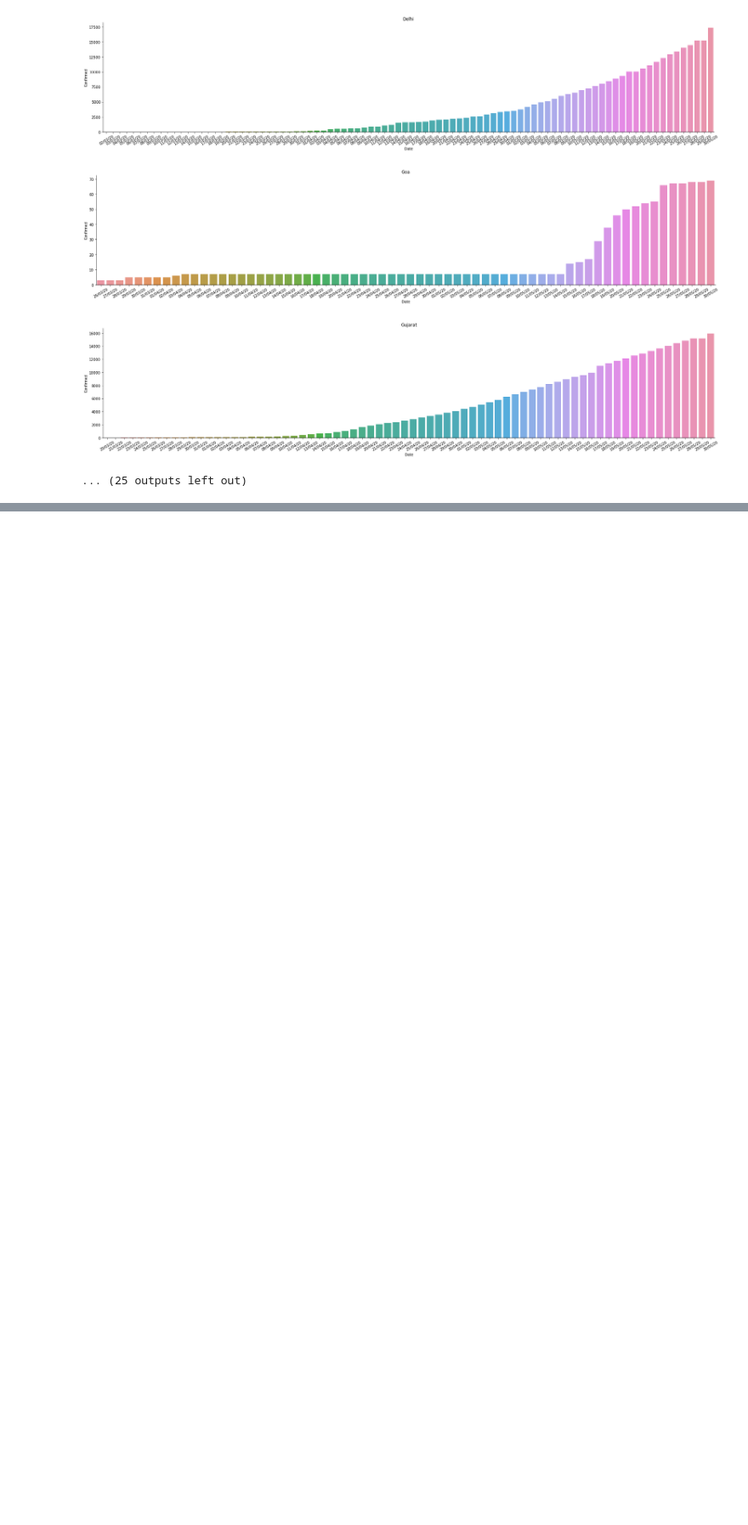
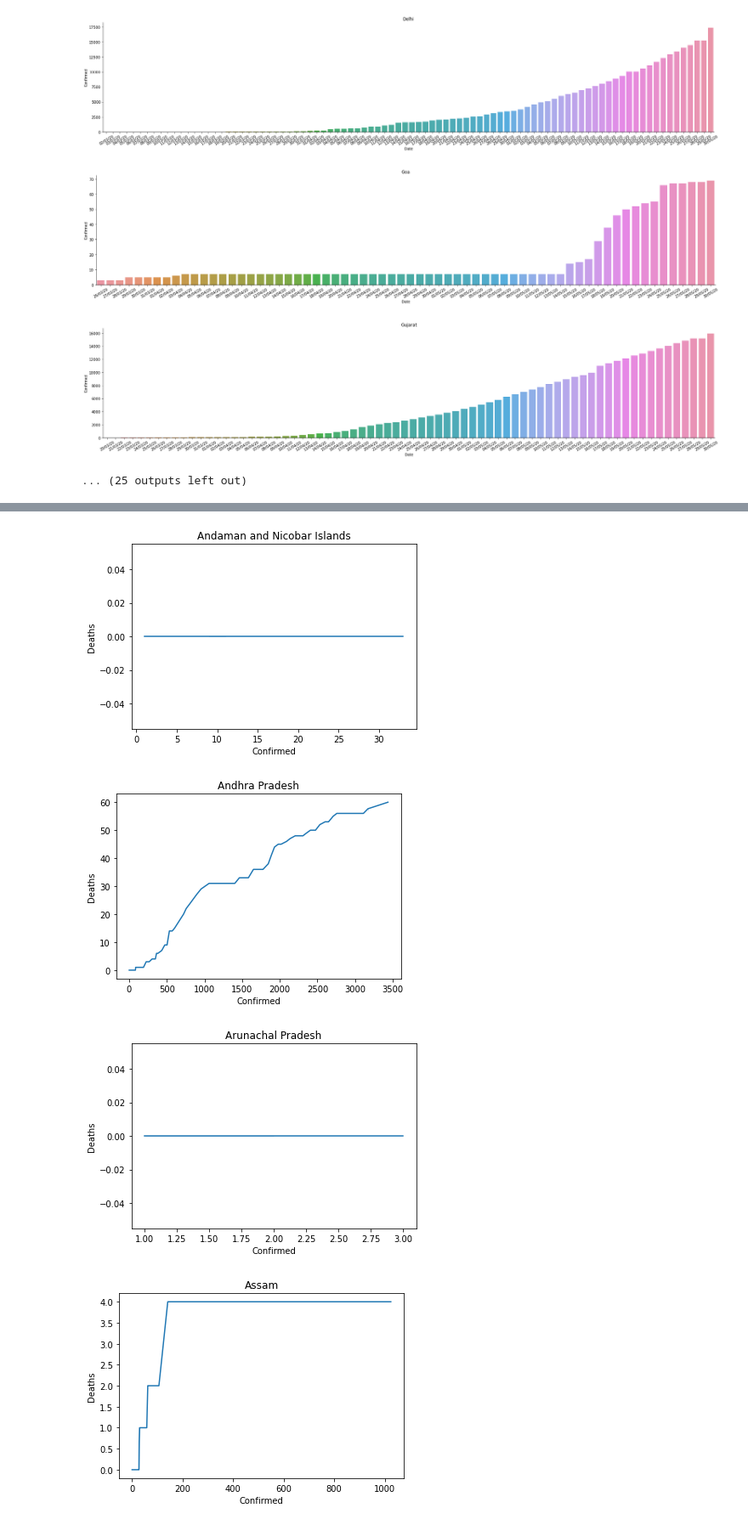
Before and after one commit to Amansingh1202/Data-Science_Practice, a Jupyter notebook: Covid_India_Analysis/India_Covid19_Analysis.ipynb, the cells around one changed output, grey strips where cells are left out. Shown at 85% size. Drawn from its saved outputs; the diff is of its cells as text; code cells hidden in the pictures; blank space fills up the shorter version.

```diff
--- a/Covid_India_Analysis/India_Covid19_Analysis.ipynb
+++ b/Covid_India_Analysis/India_Covid19_Analysis.ipynb
@@ -36,0 +57,10 @@ for name,group in corona_detail_grouped:
+# %%
+for name,group in corona_detail_grouped:
+    group.reset_index(drop = True,inplace=True)
+    g = sns.lineplot(x='Confirmed',y='Deaths',legend = 'brief',data=group).set(title = name)
+    plt.show()
+# %% [output]
+[figure, added]
+[figure, added]
+[figure, added]
+[figure, added]
```
Also changed, not shown: parts of 4 cells of this notebook.
